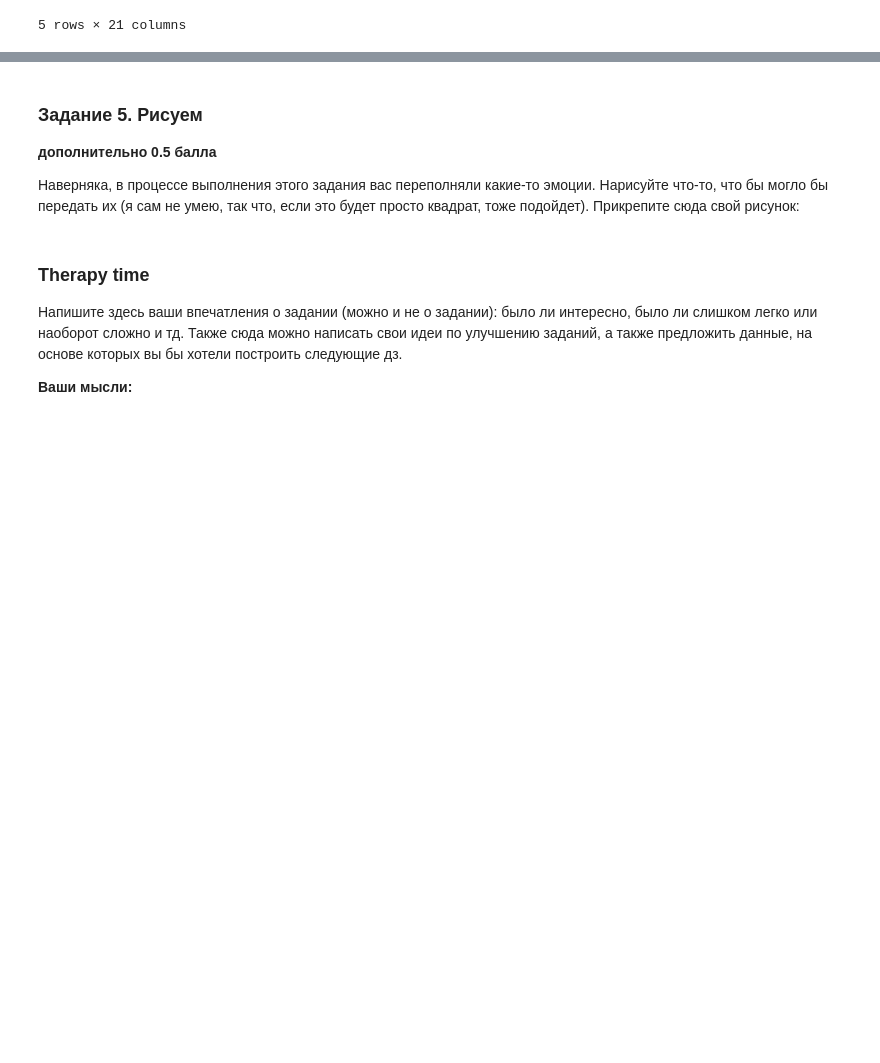
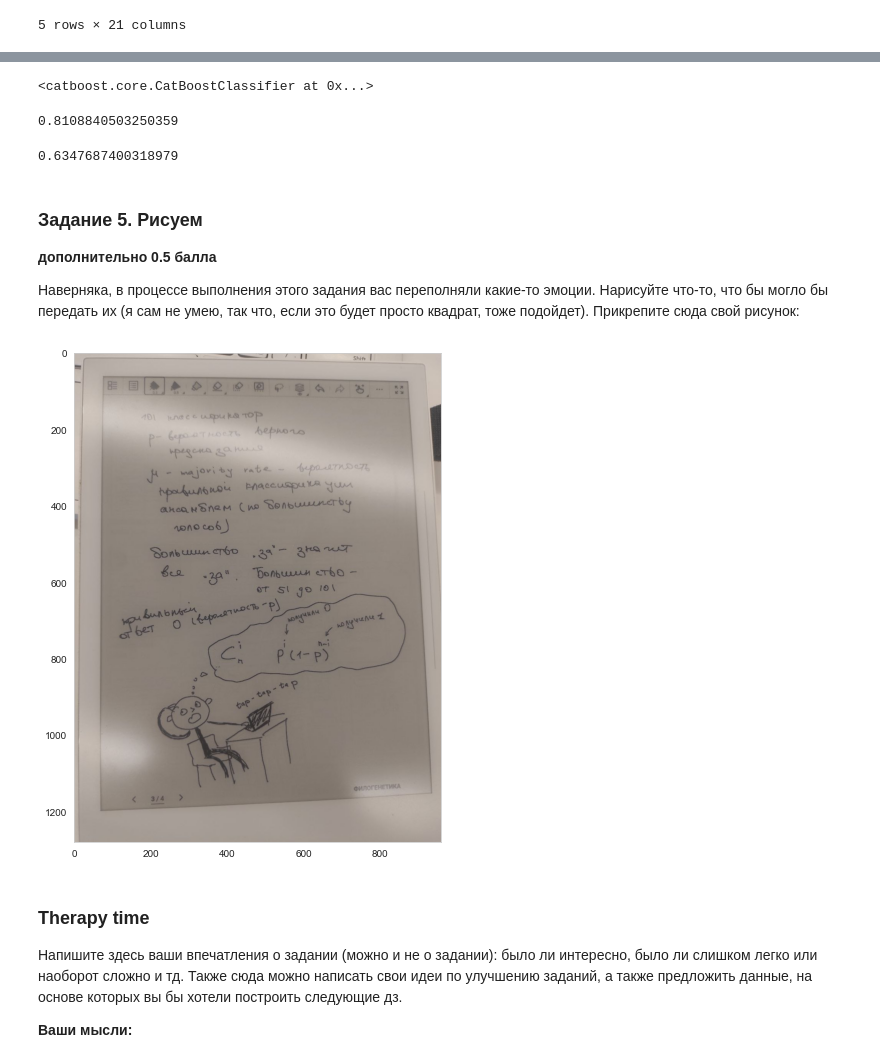
Before and after one commit to aberdichevskaya/ML_BI, a Jupyter notebook: hw5/code/Ensembles.ipynb, the cells around one changed output, grey strips where cells are left out. Drawn from its saved outputs; the diff is of its cells as text; code cells hidden in the pictures; blank space fills up the shorter version.

```diff
--- a/hw5/Ensembles.ipynb
+++ b/hw5/code/Ensembles.ipynb
@@ -429,3 +656,15 @@ data.head()
+# %%
+cat_boost.fit(X, y)
+# %% [output]
+<catboost.core.CatBoostClassifier at 0x...>
+# %%
+cross_val_score(cat_boost, X_train, y_train, cv=3, scoring="f1").mean()
+# %% [output]
+0.8108840503250359
+# %%
+cross_val_score(cat_boost, X_test, y_test, cv=3, scoring="f1").mean()
+# %% [output]
+0.6347687400318979
 # %% [markdown]
 ### Задание 5. Рисуем
 
@@ -433,7 +672,13 @@ data.head()
 
 Наверняка, в процессе выполнения этого задания вас переполняли какие-то эмоции. Нарисуйте что-то, что бы могло бы передать их (я сам не умею, так что, если это будет просто квадрат, тоже подойдет). Прикрепите сюда свой рисунок:
 # %%
-## PASTE YOUR MASTERPIECE HERE (/¯◡ ‿ ◡)/¯☆*##
+from matplotlib import image as mpimg
+im = mpimg.imread("../data/masterpiece.jpg")
+plt.grid(visible=False)
+plt.imshow(im)
+plt.show()
+# %% [output]
+[figure, added]
 # %% [markdown]
 ### Therapy time
 
```
Also changed, not shown: parts of 49 cells of this notebook, 4 other files.
